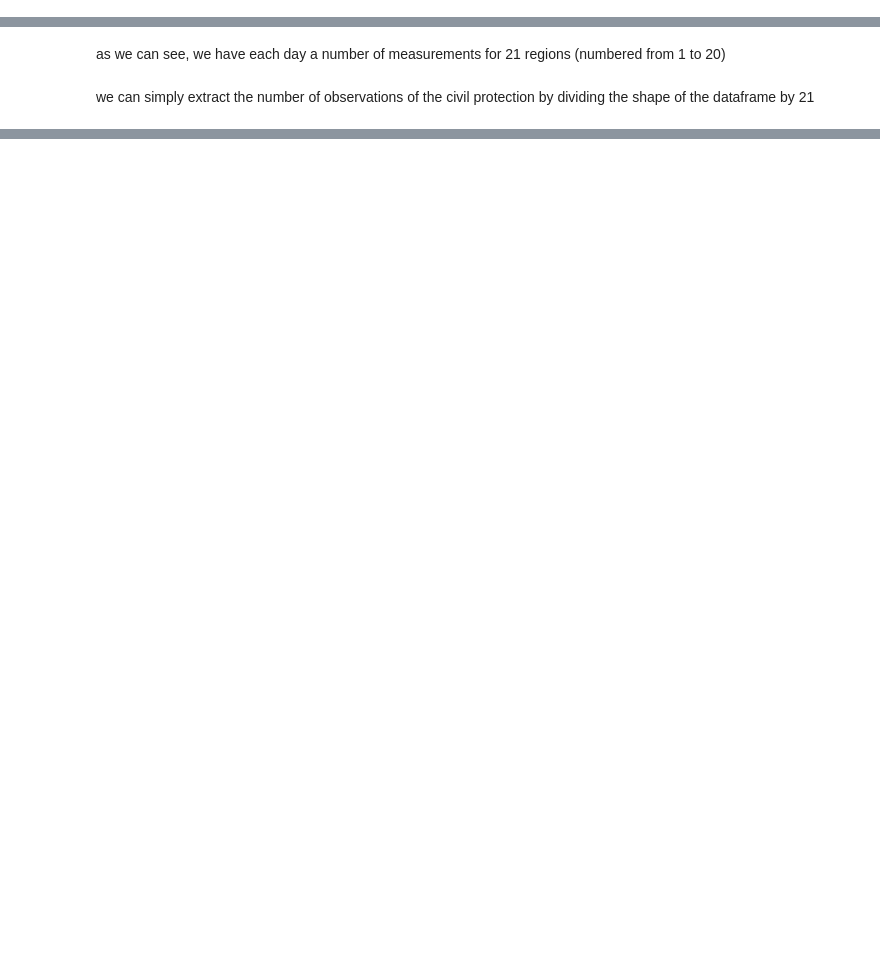
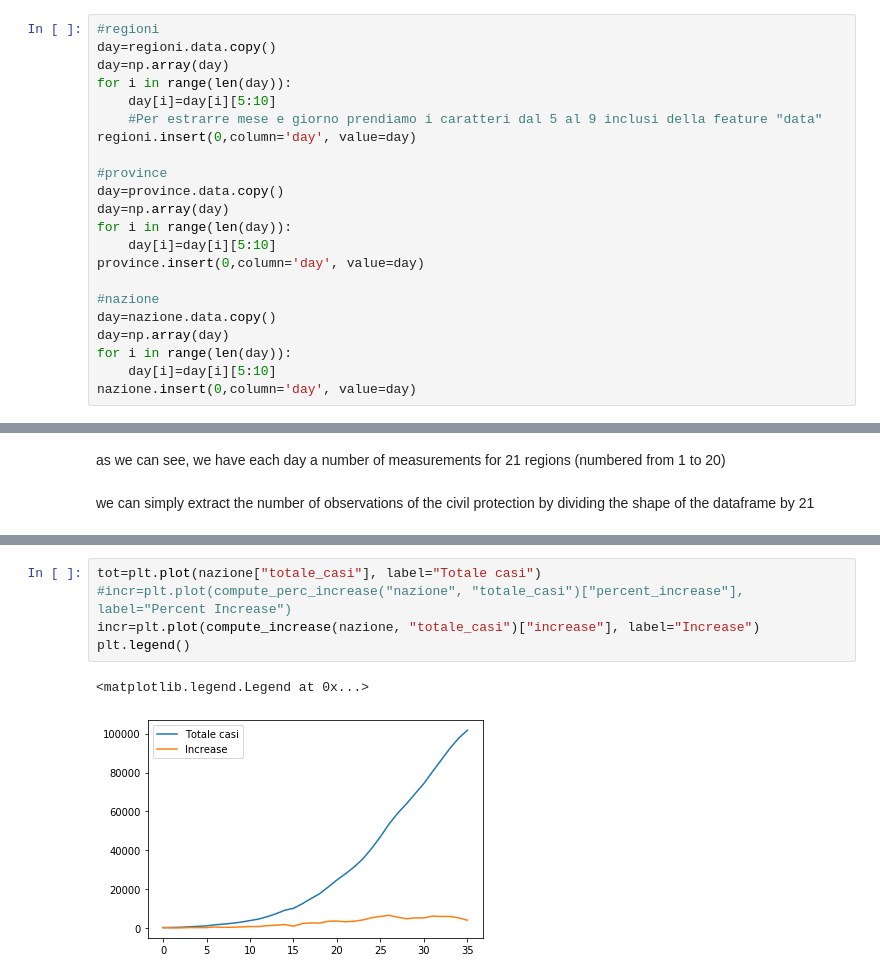
Before and after one commit to simonegiancola09/covid-19-Analysis, a Jupyter notebook: Covid.ipynb, the cells around one changed output, grey strips where cells are left out. Cells and saved outputs as stored; diff of their text form; blank space fills up the shorter version.

```diff
--- a/Covid.ipynb
+++ b/Covid.ipynb
@@ -60,0 +38,22 @@ regioni.insert(0,column='day', value=day)
+# %%
+#regioni
+day=regioni.data.copy()
+day=np.array(day)
+for i in range(len(day)):
+    day[i]=day[i][5:10]
+    #Per estrarre mese e giorno prendiamo i caratteri dal 5 al 9 inclusi della feature "data"
+regioni.insert(0,column='day', value=day)
+
+#province
+day=province.data.copy()
+day=np.array(day)
+for i in range(len(day)):
+    day[i]=day[i][5:10]
+province.insert(0,column='day', value=day)
+
+#nazione
+day=nazione.data.copy()
+day=np.array(day)
+for i in range(len(day)):
+    day[i]=day[i][5:10]
+nazione.insert(0,column='day', value=day)
@@ -126,0 +466,8 @@ Ven=get_regione(regioni,'Veneto',21)
+# %%
+tot=plt.plot(nazione["totale_casi"], label="Totale casi")
+#incr=plt.plot(compute_perc_increase("nazione", "totale_casi")["percent_increase"], label="Percent Increase")
+incr=plt.plot(compute_increase(nazione, "totale_casi")["increase"], label="Increase")
+plt.legend()
+# %% [output]
+<matplotlib.legend.Legend at 0x...>
+[figure, added]
```
Also changed, not shown: parts of 61 cells of this notebook.
